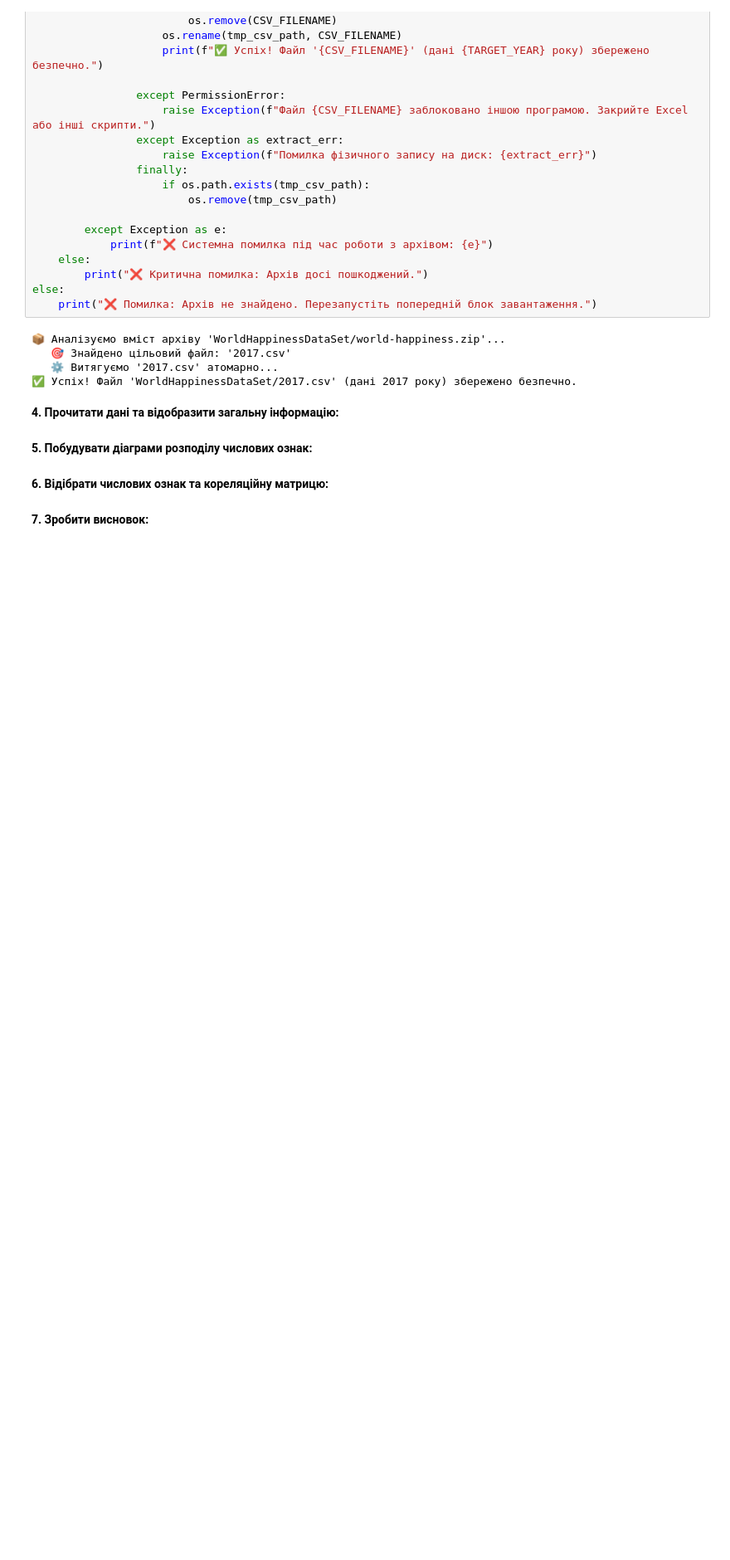
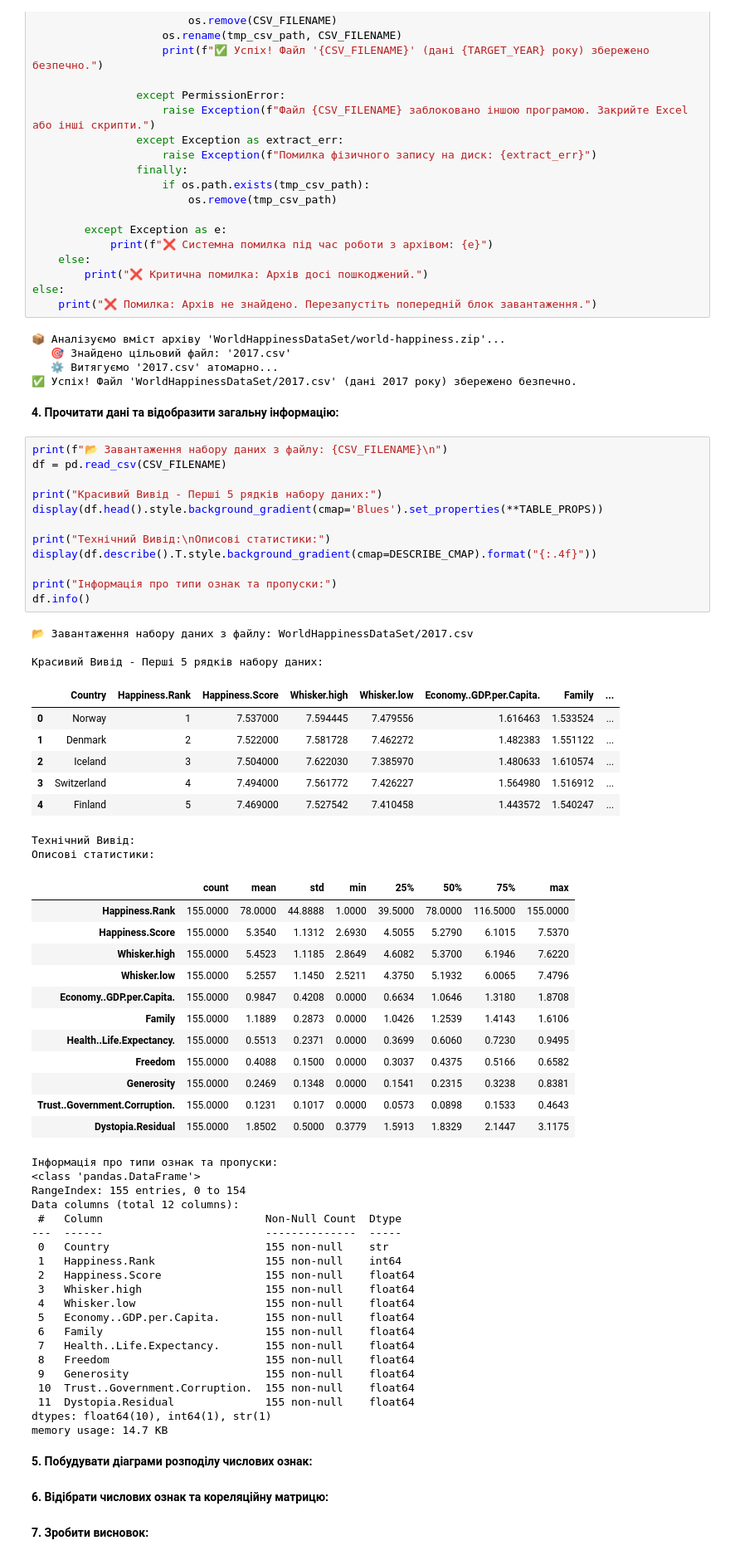
Before and after one commit to IRONKAGE/goit-num-hw-10, a Jupyter notebook: HomeWork_10.ipynb, the cells around one changed output. Shown at 83% size. Saved outputs shown, nothing was run; the diff lists cells and outputs as text; blank space fills up the shorter version.

Commit message:
add Task 4 - Read data and display general information

```diff
--- a/HomeWork_10.ipynb
+++ b/HomeWork_10.ipynb
@@ -389,6 +391,62 @@ else:
 ✅ Успіх! Файл 'WorldHappinessDataSet/2017.csv' (дані 2017 року) збережено безпечно.
 # %% [markdown]
 **4. Прочитати дані та відобразити загальну інформацію:**
+# %%
+print(f"📂 Завантаження набору даних з файлу: {CSV_FILENAME}\n")
+df = pd.read_csv(CSV_FILENAME)
+
+print("Красивий Вивід - Перші 5 рядків набору даних:")
+display(df.head().style.background_gradient(cmap='Blues').set_properties(**TABLE_PROPS))
+
+print("Технічний Вивід:\nОписові статистики:")
+display(df.describe().T.style.background_gradient(cmap=DESCRIBE_CMAP).format("{:.4f}"))
+
+print("Інформація про типи ознак та пропуски:")
+df.info()
+# %% [output]
+📂 Завантаження набору даних з файлу: WorldHappinessDataSet/2017.csv
+
+Красивий Вивід - Перші 5 рядків набору даних:
+|  | Country | Happiness.Rank | Happiness.Score | Whisker.high | Whisker.low | Economy..GDP.per.Capita. | Family | ... |
+| 0 | Norway | 1 | 7.537000 | 7.594445 | 7.479556 | 1.616463 | 1.533524 | ... |
+| 1 | Denmark | 2 | 7.522000 | 7.581728 | 7.462272 | 1.482383 | 1.551122 | ... |
+| 2 | Iceland | 3 | 7.504000 | 7.622030 | 7.385970 | 1.480633 | 1.610574 | ... |
+| 3 | Switzerland | 4 | 7.494000 | 7.561772 | 7.426227 | 1.564980 | 1.516912 | ... |
+| 4 | Finland | 5 | 7.469000 | 7.527542 | 7.410458 | 1.443572 | 1.540247 | ... |
+Технічний Вивід:
+Описові статистики:
+|  | count | mean | std | min | 25% | 50% | 75% | max |
+| Happiness.Rank | 155.0000 | 78.0000 | 44.8888 | 1.0000 | 39.5000 | 78.0000 | 116.5000 | 155.0000 |
+| Happiness.Score | 155.0000 | 5.3540 | 1.1312 | 2.6930 | 4.5055 | 5.2790 | 6.1015 | 7.5370 |
+| Whisker.high | 155.0000 | 5.4523 | 1.1185 | 2.8649 | 4.6082 | 5.3700 | 6.1946 | 7.6220 |
+| Whisker.low | 155.0000 | 5.2557 | 1.1450 | 2.5211 | 4.3750 | 5.1932 | 6.0065 | 7.4796 |
+| Economy..GDP.per.Capita. | 155.0000 | 0.9847 | 0.4208 | 0.0000 | 0.6634 | 1.0646 | 1.3180 | 1.8708 |
+| Family | 155.0000 | 1.1889 | 0.2873 | 0.0000 | 1.0426 | 1.2539 | 1.4143 | 1.6106 |
+| Health..Life.Expectancy. | 155.0000 | 0.5513 | 0.2371 | 0.0000 | 0.3699 | 0.6060 | 0.7230 | 0.9495 |
+| Freedom | 155.0000 | 0.4088 | 0.1500 | 0.0000 | 0.3037 | 0.4375 | 0.5166 | 0.6582 |
+| Generosity | 155.0000 | 0.2469 | 0.1348 | 0.0000 | 0.1541 | 0.2315 | 0.3238 | 0.8381 |
+| Trust..Government.Corruption. | 155.0000 | 0.1231 | 0.1017 | 0.0000 | 0.0573 | 0.0898 | 0.1533 | 0.4643 |
+| Dystopia.Residual | 155.0000 | 1.8502 | 0.5000 | 0.3779 | 1.5913 | 1.8329 | 2.1447 | 3.1175 |
+Інформація про типи ознак та пропуски:
+<class 'pandas.DataFrame'>
+RangeIndex: 155 entries, 0 to 154
+Data columns (total 12 columns):
+ #   Column                         Non-Null Count  Dtype
+---  ------                         --------------  -----
+ 0   Country                        155 non-null    str
+ 1   Happiness.Rank                 155 non-null    int64
+ 2   Happiness.Score                155 non-null    float64
+ 3   Whisker.high                   155 non-null    float64
+ 4   Whisker.low                    155 non-null    float64
+ 5   Economy..GDP.per.Capita.       155 non-null    float64
+ 6   Family                         155 non-null    float64
+ 7   Health..Life.Expectancy.       155 non-null    float64
+ 8   Freedom                        155 non-null    float64
+ 9   Generosity                     155 non-null    float64
+ 10  Trust..Government.Corruption.  155 non-null    float64
+ 11  Dystopia.Residual              155 non-null    float64
+dtypes: float64(10), int64(1), str(1)
+memory usage: 14.7 KB
 # %% [markdown]
 **5. Побудувати діаграми розподілу числових ознак:**
 # %% [markdown]
```
Also changed, not shown: parts of 1 cell of this notebook.
